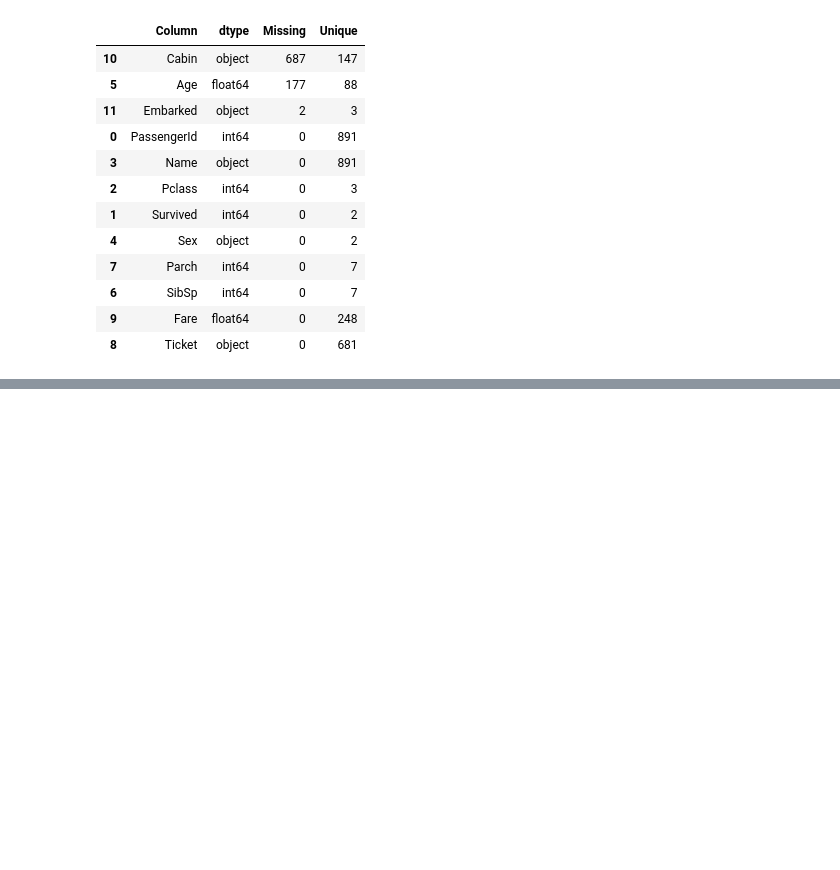
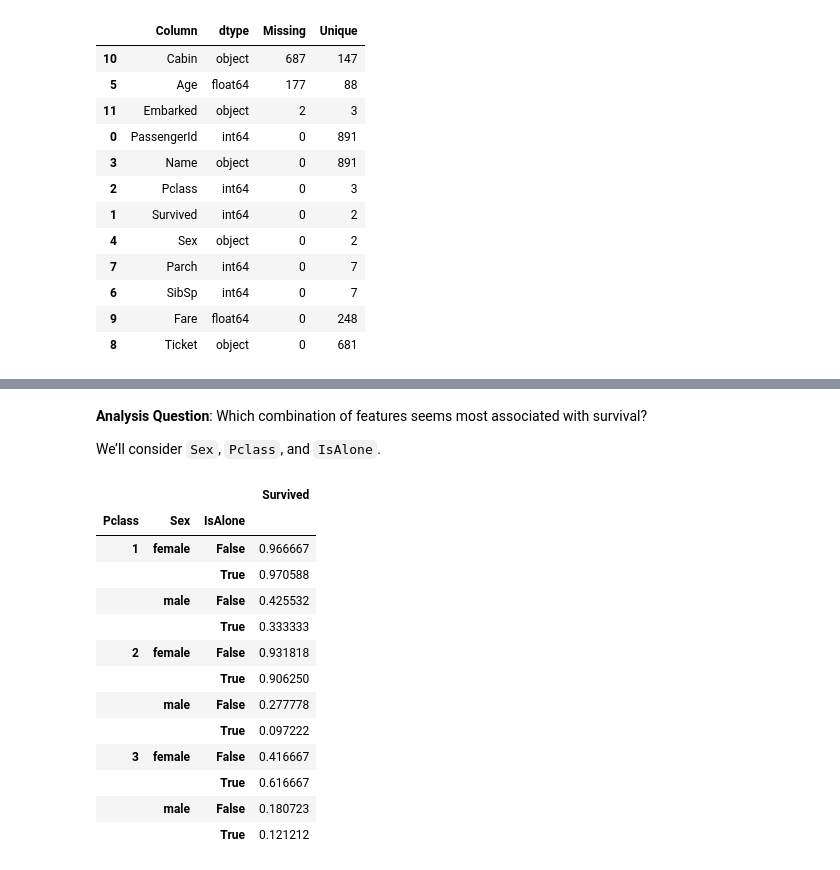
Before and after one commit to dhruvsahu007/titanic_data, a Jupyter notebook: titanic_pandas_assignment.ipynb, the cells around one changed output, grey strips where cells are left out. Cells and saved outputs as stored; diff of their text form; code cells hidden in the pictures; blank space fills up the shorter version.

```diff
--- a/titanic_pandas_assignment.ipynb
+++ b/titanic_pandas_assignment.ipynb
@@ -58,0 +333,21 @@ summary.sort_values("Missing", ascending=False)
+# %% [markdown]
+**Analysis Question**: Which combination of features seems most associated with survival?
+
+We’ll consider `Sex`, `Pclass`, and `IsAlone`.
+# %%
+pd.pivot_table(df, values="Survived", index=["Pclass", "Sex", "IsAlone"], aggfunc="mean")
+# %% [output]
+|  |  |  | Survived |
+| Pclass | Sex | IsAlone |  |
+| 1 | female | False | 0.966667 |
+|  |  | True | 0.970588 |
+|  | male | False | 0.425532 |
+|  |  | True | 0.333333 |
+| 2 | female | False | 0.931818 |
+|  |  | True | 0.906250 |
+|  | male | False | 0.277778 |
+|  |  | True | 0.097222 |
+| 3 | female | False | 0.416667 |
+|  |  | True | 0.616667 |
+|  | male | False | 0.180723 |
+|  |  | True | 0.121212 |
```
Also changed, not shown: parts of 16 cells of this notebook.
